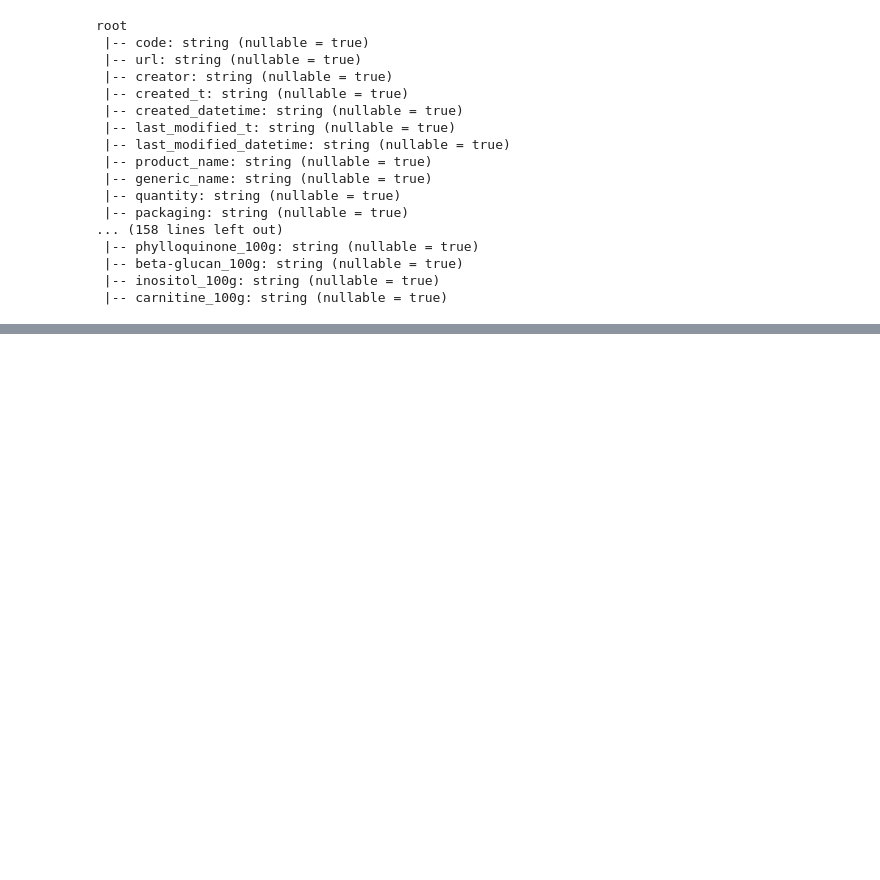
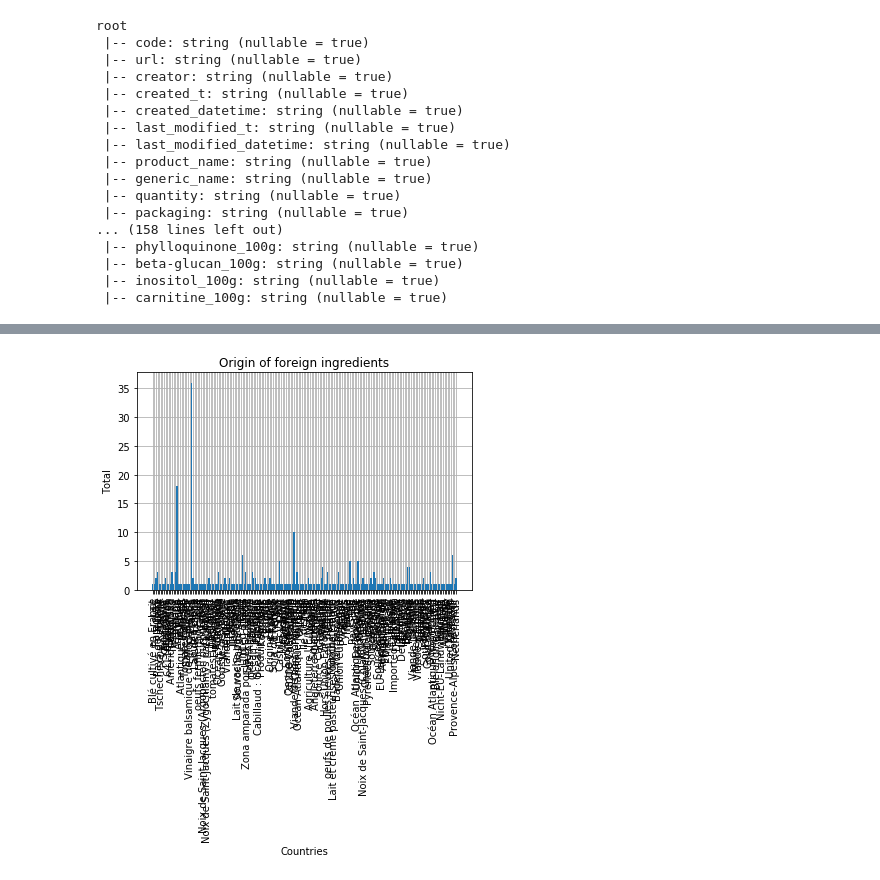
Before and after one commit to MrymZakani/ADA, a Jupyter notebook: project.ipynb, the cells around one changed output, grey strips where cells are left out. Drawn from its saved outputs; the diff is of its cells as text; code cells hidden in the pictures; blank space fills up the shorter version.

```diff
--- a/project.ipynb
+++ b/project.ipynb
@@ -138,0 +296,5 @@ plt.show()
+# %%
+non_swiss_db.createOrReplaceTempView("non_swiss_origins")
+non_swiss_tot = spark.sql("SELECT name, COUNT(name) AS tot FROM non_swiss_origins GROUP BY name")
+# %%
+non_swiss_pd = non_swiss_tot.toPandas()
@@ -138,0 +322,11 @@ plt.show()
+# %%
+fig, ax = plt.subplots()
+ax.grid(zorder=-1)
+plt.bar(non_swiss_pd.names, non_swiss_pd.tot, zorder=3)
+plt.ylabel('Total')
+plt.xlabel('Countries')
+plt.xticks(non_swiss_origins_pd.names, rotation='vertical')
+plt.title('Origin of foreign ingredients')
+plt.show()
+# %% [output]
+[figure, added]
```
Also changed, not shown: parts of 24 cells of this notebook.
